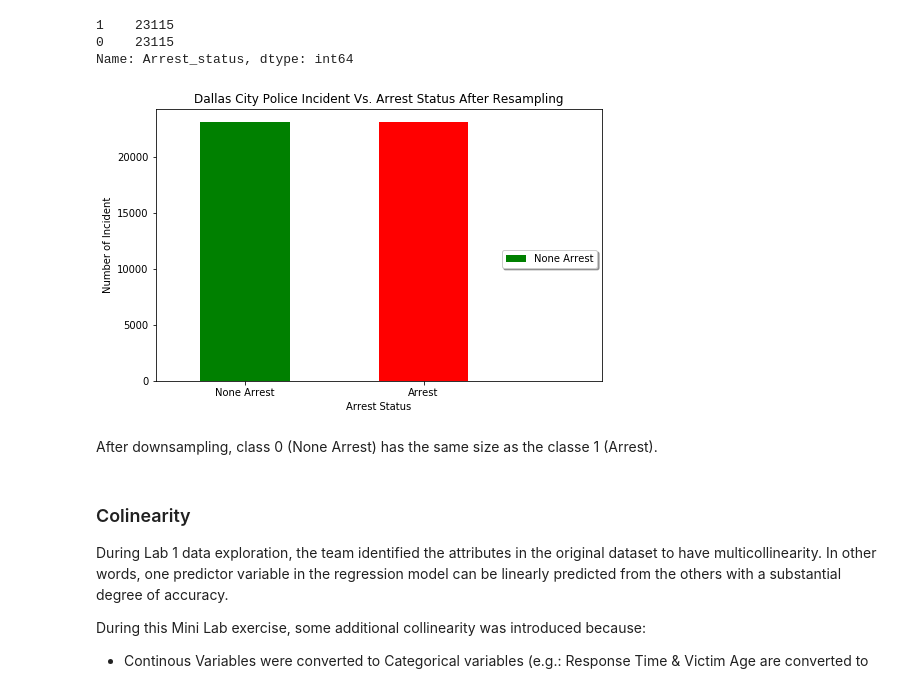
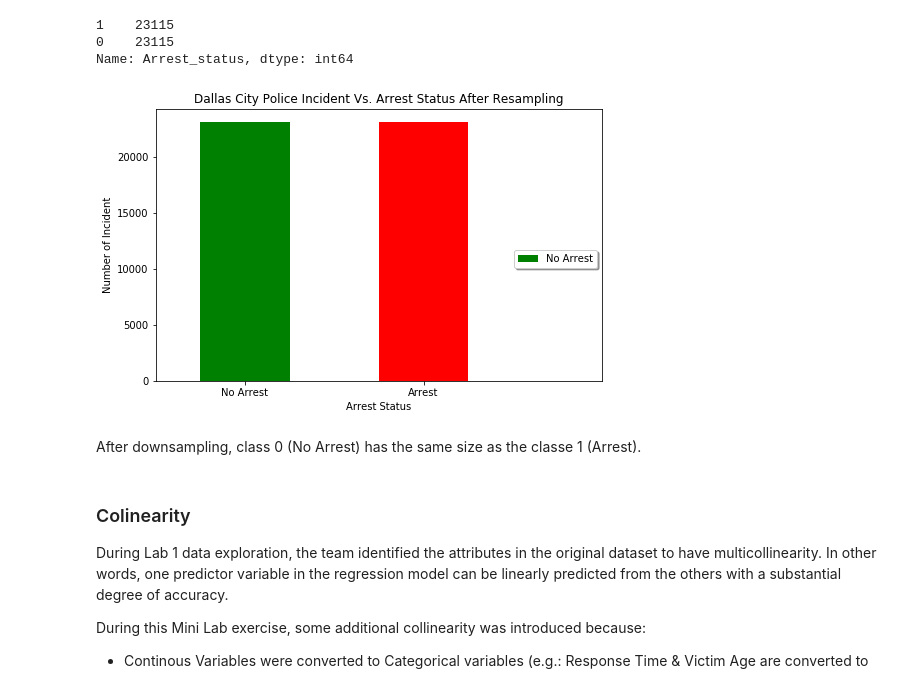
Before and after one commit to chaoshunh/MSDS7331-Data-Mining, a Jupyter notebook: In_depth_full/MINI LAB- OCT 4.ipynb, the cells around one changed output. Drawn from its saved outputs; the diff is of its cells as text; code cells hidden in the pictures.

```diff
--- a/In_depth_full/MINI LAB- OCT 4.ipynb
+++ b/In_depth_full/MINI LAB- OCT 4.ipynb
@@ -183,6 +171,14 @@ incident['Day1_of_the_Week'] = pd.Categorical(incident['Day1_of_the_Week']).code
 incident['Division'] = pd.Categorical(incident['Division']).codes
 incident['Victim_Type'] = pd.Categorical(incident['Victim_Type']).codes
 incident['Victim_Race'] = pd.Categorical(incident['Victim_Race']).codes
+# %%
+incident = incident.drop(['Year_of_Incident','Type_of_Incident','Type_Location', 'Reporting_Area',
+                          'Beat', 'Division', 'Sector', 'Council_District','Person_Involvement_Type', 'Offense_Status',
+                          'Victim_Condition', 'Weapon_Used', 'RMS_Code', 'UCR_Code',
+                          'Zip_Code', 'City', 'State','Location1', 'Call_Received', 'Call_Cleared', 'X_Coordinate',
+                          'Y_Coordinate','Call_Dispatch',
+#                           'Call_Received_Date_Time', 'Call_Cleared_Date_Time', 'Call_Dispatch_Date_Time', 'Service_Number_ID', 'Family_Offense',
+                          'Latitude', 'Longitude','Victim_Gender'],axis=1)
 # %% [markdown]
 ### Response Variable Analysis
 
@@ -260,25 +256,25 @@ Name: Arrest_status, dtype: int64
 # %%
 plt.figure(figsize=(8,5))
 x=[1,0]
 y=df_downsampled.Arrest_status.value_counts().as_matrix()
 
 nd = np.arange(2)
-plt.xticks(nd, ('None Arrest','Arrest'))
+plt.xticks(nd, ('No Arrest','Arrest'))
 #plt.xlim(0.5,4.5)
 my_colors = 'grbkymc'
 
 plt.bar(nd, y, 0.5, color=my_colors)
 plt.xlim(-0.5, 2)
 plt.title("Dallas City Police Incident Vs. Arrest Status After Resampling")
 plt.ylabel('Number of Incident')
 plt.xlabel('Arrest Status')
-plt.legend(fig, labels=('None Arrest','Arrest'), loc = "upper right"
+plt.legend(fig, labels=('No Arrest','Arrest'), loc = "upper right"
            , frameon =True, bbox_to_anchor=(1, 0.5),fancybox=True, shadow=True)
 plt.show()
 # %% [output]
-[figure, old version]
+[figure, new version]
 # %% [markdown]
- After downsampling, class 0 (None Arrest) has the same size as the classe 1 (Arrest).
+ After downsampling, class 0 (No Arrest) has the same size as the classe 1 (Arrest).
 # %%
 # copy the down sampling dataset to original incident data frame and continue the anl
 incident= df_downsampled.copy()
```
Also changed, not shown: parts of 34 cells of this notebook.
